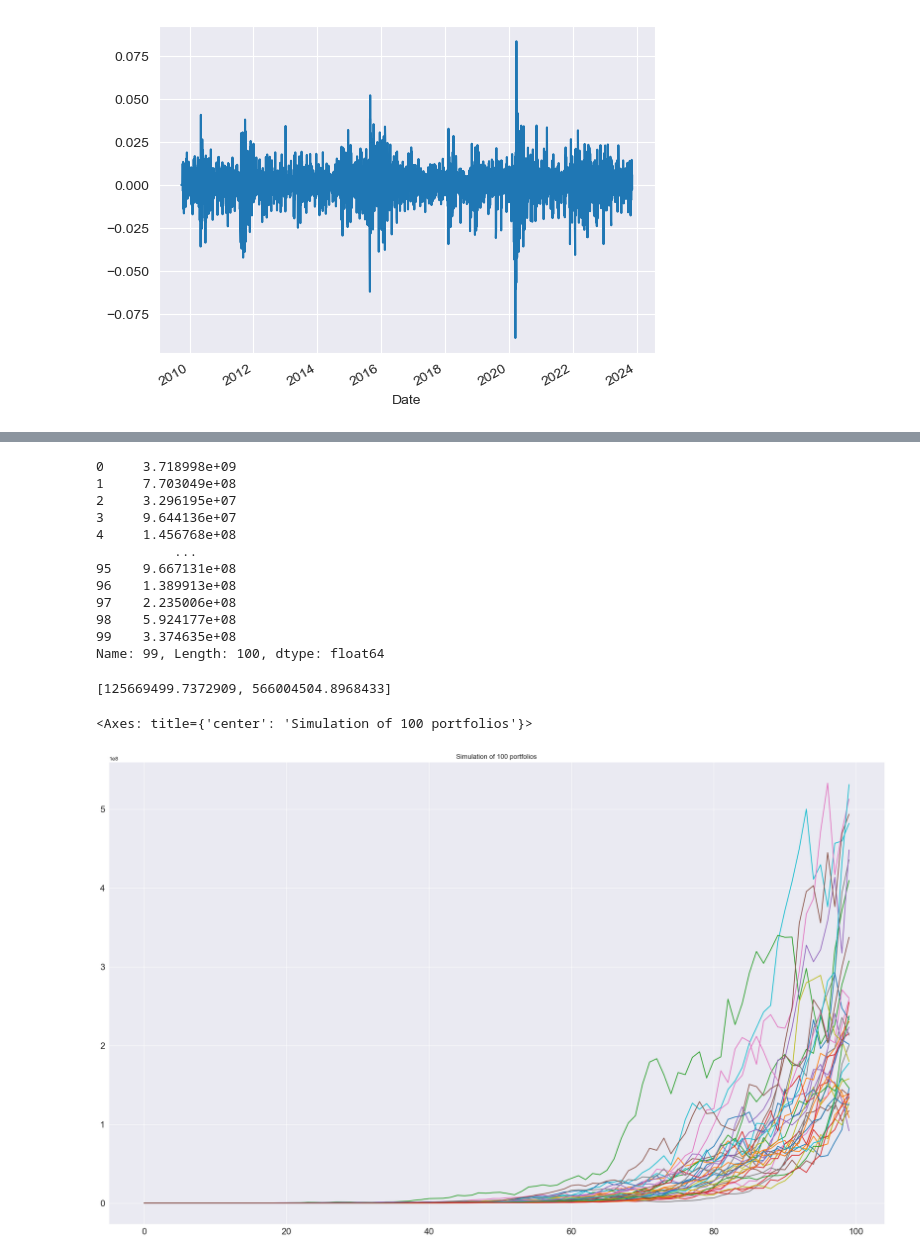
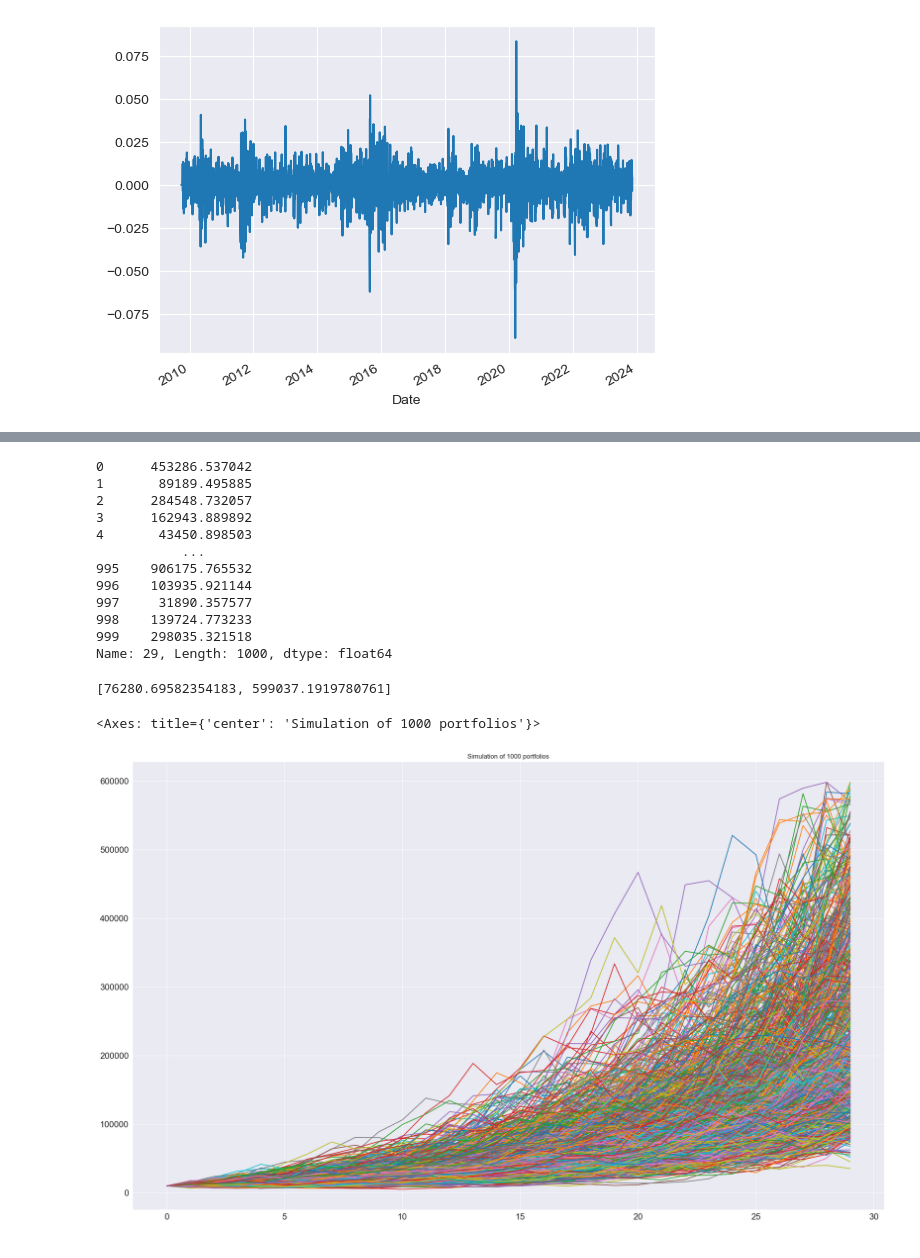
Before and after one commit to mak8427/My-site, a Jupyter notebook: finance/Portfolios/Portfolio1/Portfolio1.ipynb, the cells around one changed output, grey strips where cells are left out. Cells and saved outputs as stored; diff of their text form; code cells hidden in the pictures.

```diff
--- a/finance/Portfolios/Portfolio1/Portfolio1.ipynb
+++ b/finance/Portfolios/Portfolio1/Portfolio1.ipynb
@@ -15,8 +15,9 @@ from tqdm import tqdm
 <h1>Variables</h1>
 # %%
 TICKER="IWDA.AS"
-NUMBER_OF_SIMULATIONS=100
+NUMBER_OF_SIMULATIONS=1000
 STARTING_CAPITAL = 10000
+YEARS_OF_SIMULATION=30
 # %%
 
 Market_Days=253
@@ -47,9 +48,9 @@ Name: Adj Close, Length: 3616, dtype: float64
 # %%
-df_simulations=np.zeros((100,NUMBER_OF_SIMULATIONS))
+df_simulations=np.zeros((YEARS_OF_SIMULATION,NUMBER_OF_SIMULATIONS))
 df_simulations[0,:]=STARTING_CAPITAL
 
 for x in tqdm(range(0,NUMBER_OF_SIMULATIONS)):
-    for i in range(1,100):
+    for i in range(1,YEARS_OF_SIMULATION):
         annual_change=1
         for k in range(Market_Days):
             annual_change=annual_change*(1+(secrets.choice(df.iloc[:])))
@@ -75,32 +81,32 @@ df_simulations
 # %%
 df_simulations=df_simulations_1
-df_simulations.iloc[99]
+df_simulations.iloc[YEARS_OF_SIMULATION-1]
 # %% [output]
-0     3.718998e+09
-1     7.703049e+08
-2     3.296195e+07
-3     9.644136e+07
-4     1.456768e+08
-          ...
-95    9.667131e+08
-96    1.389913e+08
-97    2.235006e+08
-98    5.924177e+08
-99    3.374635e+08
-Name: 99, Length: 100, dtype: float64
+0      453286.537042
+1       89189.495885
+2      284548.732057
+3      162943.889892
+4       43450.898503
+           ...
+995    906175.765532
+996    103935.921144
+997     31890.357577
+998    139724.773233
+999    298035.321518
+Name: 29, Length: 1000, dtype: float64
 # %%
-quantile=df_simulations.iloc[99].quantile([0.3,0.7])
+quantile=df_simulations.iloc[YEARS_OF_SIMULATION-1].quantile([0.1,0.9])
 quantile=list(quantile)
 print(quantile)
-df_simulations=df_simulations[df_simulations.columns[ df_simulations.max() < quantile[1]]]
-df_simulations=df_simulations[df_simulations.columns[ df_simulations.max() > quantile[0]]]
+df_simulations_purged=df_simulations[df_simulations.columns[ df_simulations.max() < quantile[1]]]
+df_simulations_purged=df_simulations_purged[df_simulations_purged.columns[ df_simulations_purged.max() > quantile[0]]]
 # %% [output]
-[125669499.7372909, 566004504.8968433]
+[76280.69582354183, 599037.1919780761]
 # %%
-df_simulations.plot(legend=None,logy=False,fontsize=16,figsize=(25,15),title=f"Simulation of {NUMBER_OF_SIMULATIONS} portfolios")
+df_simulations_purged.plot(legend=None,logy=False,fontsize=16,figsize=(25,15),title=f"Simulation of {NUMBER_OF_SIMULATIONS} portfolios")
 # %% [output]
-<Axes: title={'center': 'Simulation of 100 portfolios'}>
+<Axes: title={'center': 'Simulation of 1000 portfolios'}>
-[figure, old version]
+[figure, new version]
 # %%
 !jupyter nbconvert --to html Portfolio1.ipynb
 # %% [output]
```
Also changed, not shown: parts of 3 cells of this notebook, 1 other file.
